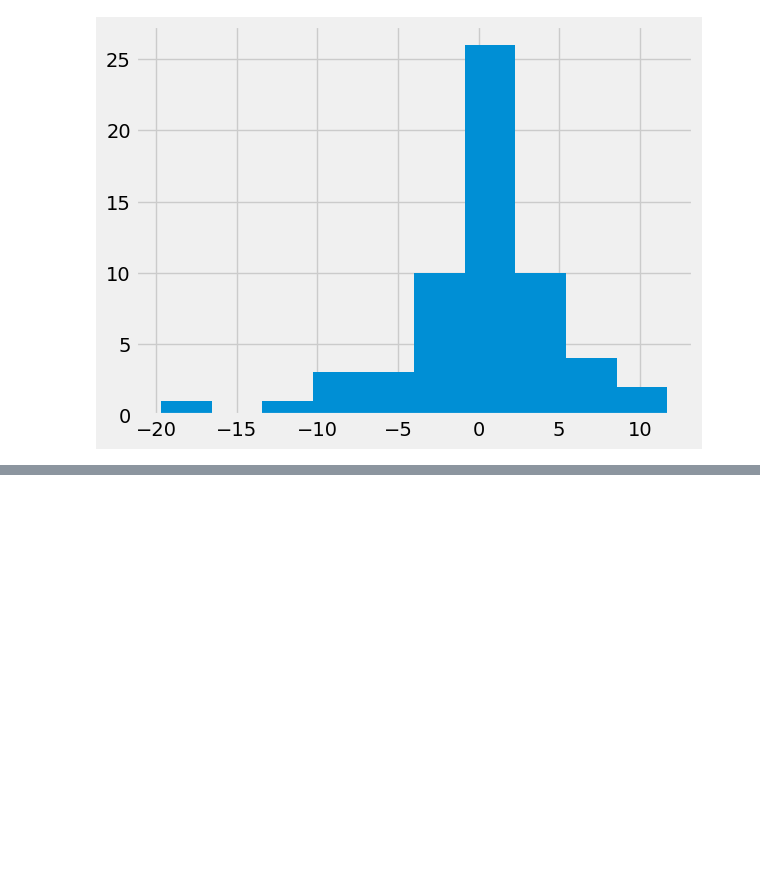
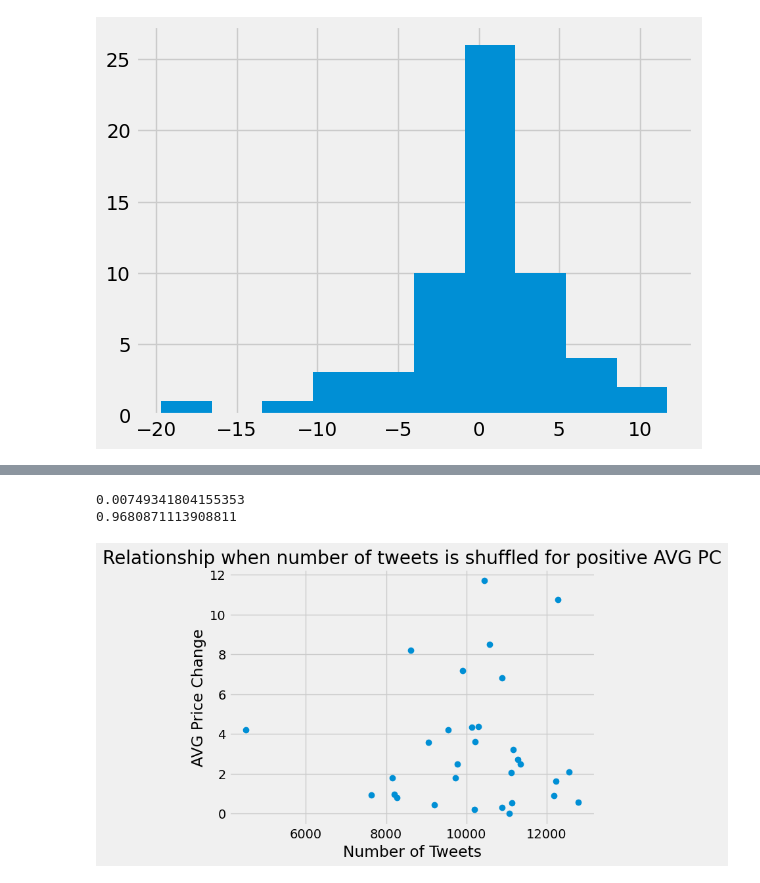
Before and after one commit to JulianaMatovu/Influence-of-Tweets-on-Amazon-Stock-Prices, a Jupyter notebook: Influence of Tweets on Stock Price.ipynb, the cells around one changed output, grey strips where cells are left out. Drawn from its saved outputs; the diff is of its cells as text; code cells hidden in the pictures; blank space fills up the shorter version.

```diff
--- a/Influence of Tweets on Stock Price.ipynb
+++ b/Influence of Tweets on Stock Price.ipynb
@@ -307,0 +326,14 @@ Text(0, 0.5, 'Number of Tweets')
+# %%
+scrambled_num_tweets_pos_avg_PC = np.random.permutation(np.array(pos_avg_price_change_df['Number of Tweets']))
+plt.plot(scrambled_num_tweets_pos_avg_PC, np.array(pos_avg_price_change_df['AVG Price Change']), 'o')
+plt.ylabel('AVG Price Change')
+plt.xlabel('Number of Tweets')
+plt.title('Relationship when number of tweets is shuffled for positive AVG PC')
+
+shuffled_correlation2 = pearsonr(scrambled_num_tweets_pos_avg_PC, np.array(pos_avg_price_change_df['AVG Price Change']))
+print(shuffled_correlation2.statistic)
+print(shuffled_correlation2.pvalue)
+# %% [output]
+0.00749341804155353
+0.9680871113908811
+[figure, added]
```
Also changed, not shown: parts of 13 cells of this notebook.
